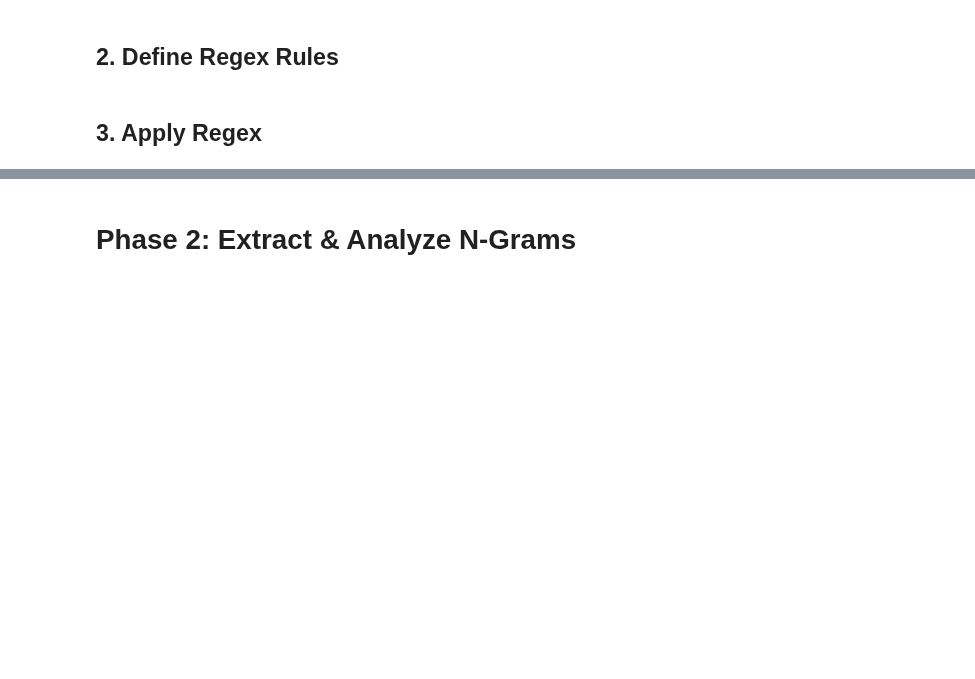
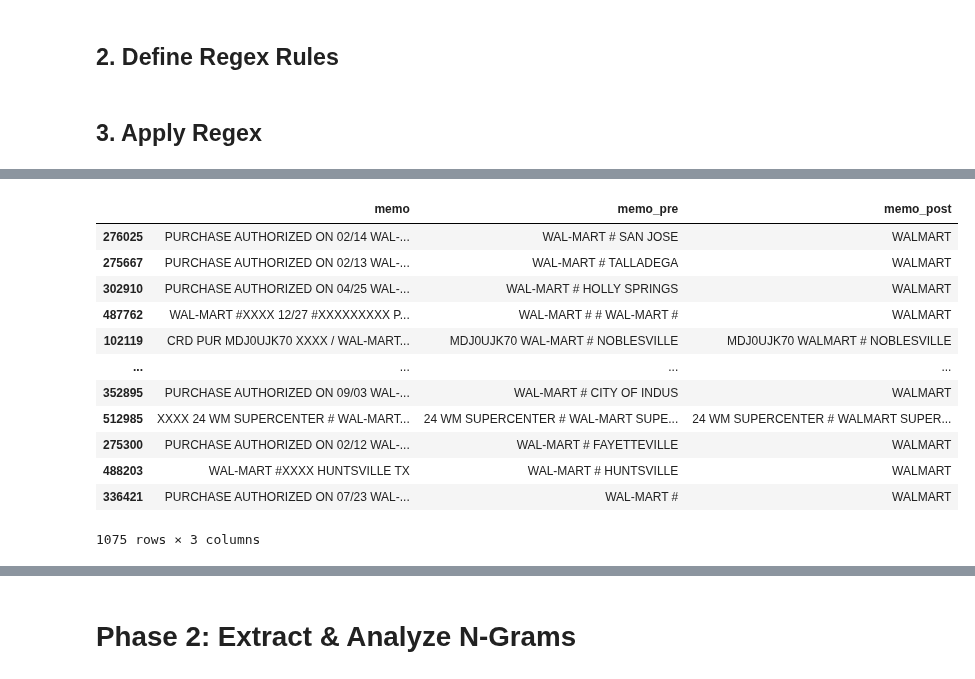
Before and after one commit to kylechoi101/DSC180A-Q1, a Jupyter notebook: Week 2/Haris_Saif.ipynb, the cells around one changed output, grey strips where cells are left out. Saved outputs shown, nothing was run; the diff lists cells and outputs as text; code cells hidden in the pictures; blank space fills up the shorter version.

```diff
--- a/Week 2/Haris_Saif.ipynb
+++ b/Week 2/Haris_Saif.ipynb
@@ -391,0 +332,16 @@ df.sample(10).sort_values(by='memo_post')
+# %%
+df[df['memo'].str.contains("WAL-")]
+# %% [output]
+|  | memo | memo_pre | memo_post |
+| 276025 | PURCHASE AUTHORIZED ON 02/14 WAL-... | WAL-MART # SAN JOSE | WALMART |
+| 275667 | PURCHASE AUTHORIZED ON 02/13 WAL-... | WAL-MART # TALLADEGA | WALMART |
+| 302910 | PURCHASE AUTHORIZED ON 04/25 WAL-... | WAL-MART # HOLLY SPRINGS | WALMART |
+| 487762 | WAL-MART #XXXX 12/27 #XXXXXXXXX P... | WAL-MART # # WAL-MART # | WALMART |
+| 102119 | CRD PUR MDJ0UJK70 XXXX / WAL-MART... | MDJ0UJK70 WAL-MART # NOBLESVILLE | MDJ0UJK70 WALMART # NOBLESVILLE |
+| ... | ... | ... | ... |
+| 352895 | PURCHASE AUTHORIZED ON 09/03 WAL-... | WAL-MART # CITY OF INDUS | WALMART |
+| 512985 | XXXX 24 WM SUPERCENTER # WAL-MART... | 24 WM SUPERCENTER # WAL-MART SUPE... | 24 WM SUPERCENTER # WALMART SUPER... |
+| 275300 | PURCHASE AUTHORIZED ON 02/12 WAL-... | WAL-MART # FAYETTEVILLE | WALMART |
+| 488203 | WAL-MART #XXXX HUNTSVILLE TX | WAL-MART # HUNTSVILLE | WALMART |
+| 336421 | PURCHASE AUTHORIZED ON 07/23 WAL-... | WAL-MART # | WALMART |
+1075 rows × 3 columns
```
Also changed, not shown: parts of 29 cells of this notebook.
